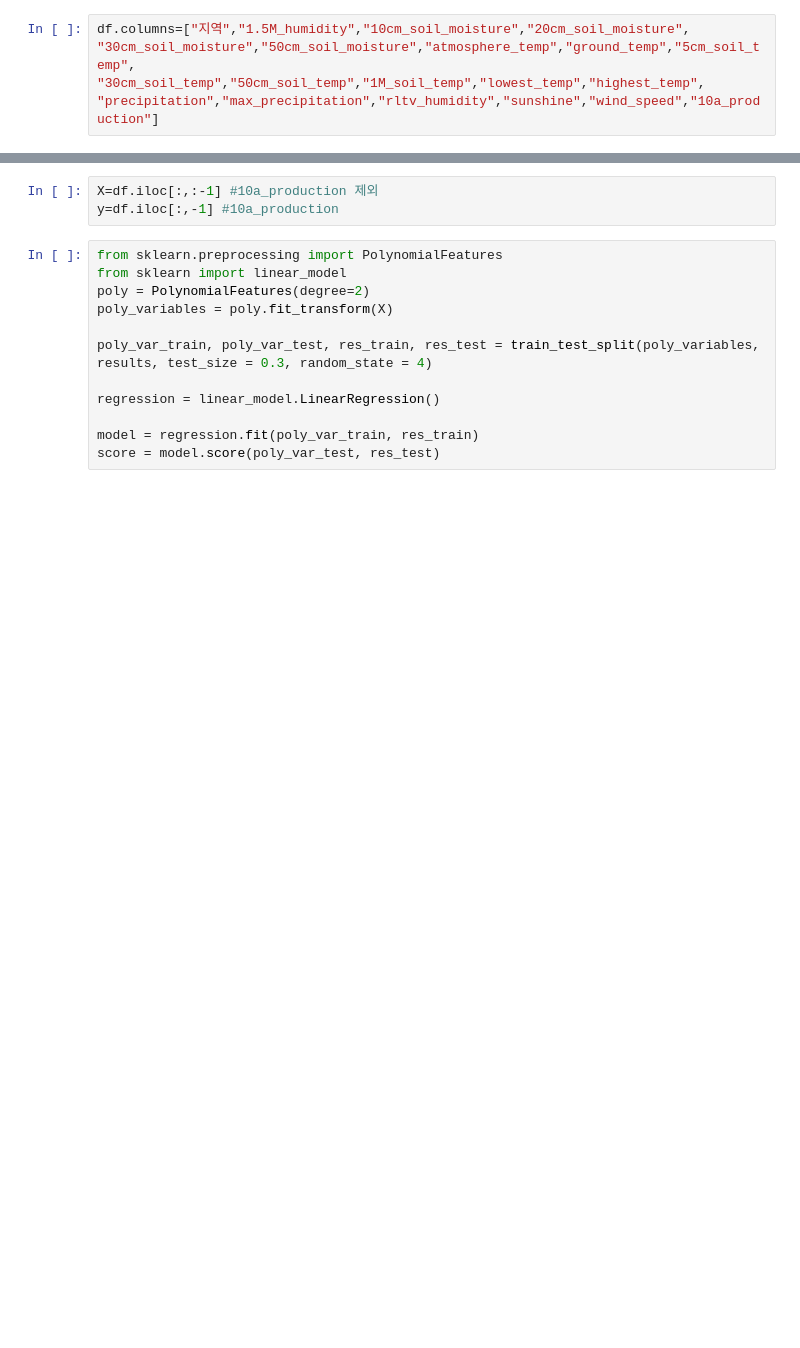
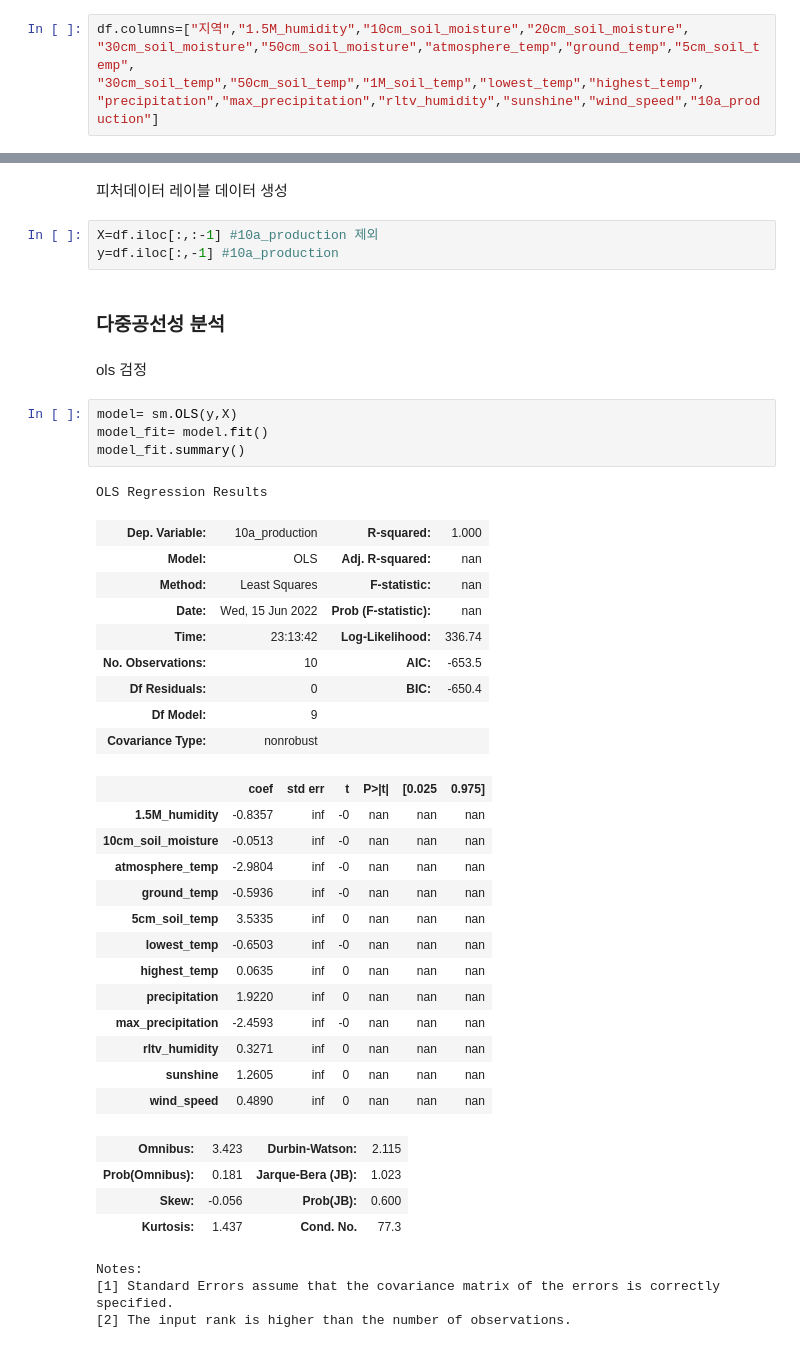
Before and after one commit to jadenYun96/2022-1_ML_Basic-AI-, a Jupyter notebook: Mini_project_201621464.ipynb, the cells around one changed output, grey strips where cells are left out. Drawn from its saved outputs; the diff is of its cells as text; blank space fills up the shorter version.

```diff
--- a/Mini_project_201621464.ipynb
+++ b/Mini_project_201621464.ipynb
@@ -107,15 +140,44 @@ KeyError: '10a_production'
+# %% [markdown]
+피처데이터 레이블 데이터 생성
 # %%
 X=df.iloc[:,:-1] #10a_production 제외
 y=df.iloc[:,-1] #10a_production
-# %%
-from sklearn.preprocessing import PolynomialFeatures
-from sklearn import linear_model
-poly = PolynomialFeatures(degree=2)
-poly_variables = poly.fit_transform(X)
-
-poly_var_train, poly_var_test, res_train, res_test = train_test_split(poly_variables, results, test_size = 0.3, random_state = 4)
-
-regression = linear_model.LinearRegression()
-
-model = regression.fit(poly_var_train, res_train)
-score = model.score(poly_var_test, res_test)
+# %% [markdown]
+### 다중공선성 분석
+# %% [markdown]
+ols 검정
+# %%
+model= sm.OLS(y,X)
+model_fit= model.fit()
+model_fit.summary()
+# %% [output]
+OLS Regression Results
+| Dep. Variable: | 10a_production | R-squared: | 1.000 |
+| Model: | OLS | Adj. R-squared: | nan |
+| Method: | Least Squares | F-statistic: | nan |
+| Date: | Wed, 15 Jun 2022 | Prob (F-statistic): | nan |
+| Time: | 23:13:42 | Log-Likelihood: | 336.74 |
+| No. Observations: | 10 | AIC: | -653.5 |
+| Df Residuals: | 0 | BIC: | -650.4 |
+| Df Model: | 9 |  |  |
+| Covariance Type: | nonrobust |  |  |
+|  | coef | std err | t | P>|t| | [0.025 | 0.975] |
+| 1.5M_humidity | -0.8357 | inf | -0 | nan | nan | nan |
+| 10cm_soil_moisture | -0.0513 | inf | -0 | nan | nan | nan |
+| atmosphere_temp | -2.9804 | inf | -0 | nan | nan | nan |
+| ground_temp | -0.5936 | inf | -0 | nan | nan | nan |
+| 5cm_soil_temp | 3.5335 | inf | 0 | nan | nan | nan |
+| lowest_temp | -0.6503 | inf | -0 | nan | nan | nan |
+| highest_temp | 0.0635 | inf | 0 | nan | nan | nan |
+| precipitation | 1.9220 | inf | 0 | nan | nan | nan |
+| max_precipitation | -2.4593 | inf | -0 | nan | nan | nan |
+| rltv_humidity | 0.3271 | inf | 0 | nan | nan | nan |
+| sunshine | 1.2605 | inf | 0 | nan | nan | nan |
+| wind_speed | 0.4890 | inf | 0 | nan | nan | nan |
+| Omnibus: | 3.423 | Durbin-Watson: | 2.115 |
+| Prob(Omnibus): | 0.181 | Jarque-Bera (JB): | 1.023 |
+| Skew: | -0.056 | Prob(JB): | 0.600 |
+| Kurtosis: | 1.437 | Cond. No. | 77.3 |
+Notes:
+[1] Standard Errors assume that the covariance matrix of the errors is correctly specified.
+[2] The input rank is higher than the number of observations.
```
Also changed, not shown: parts of 22 cells of this notebook, 7 other files.
